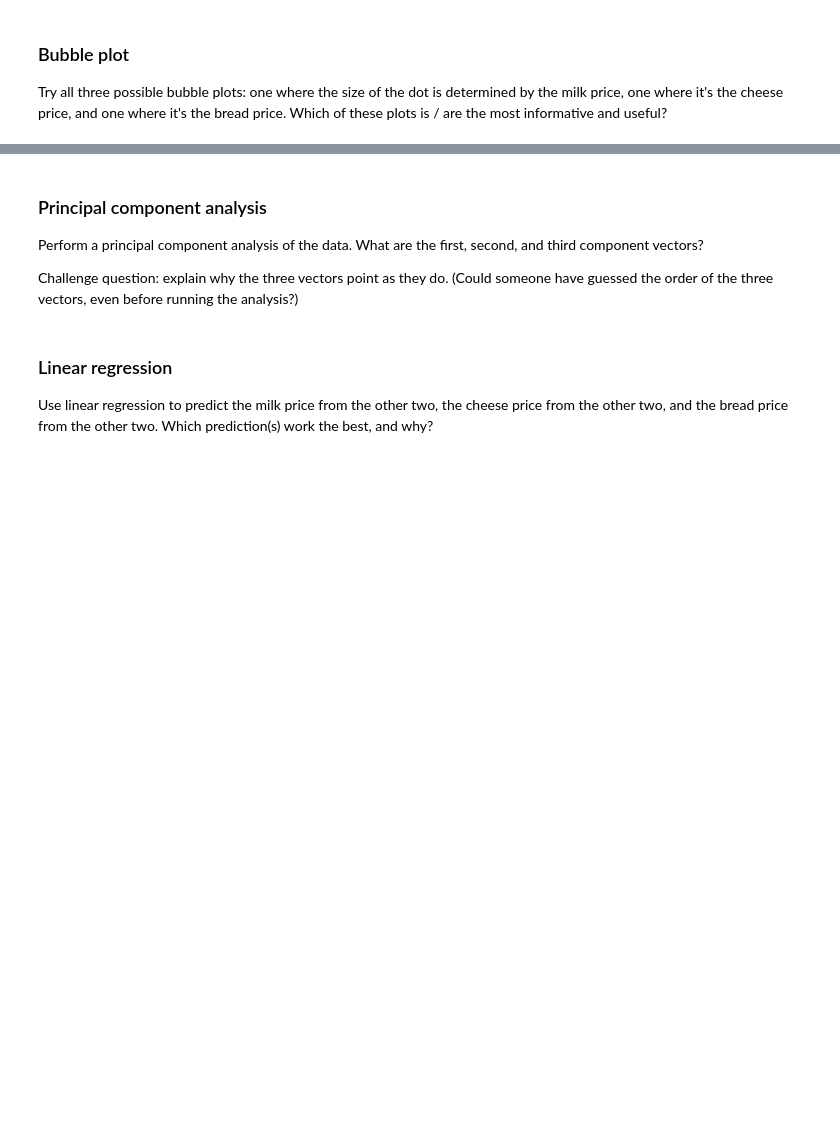
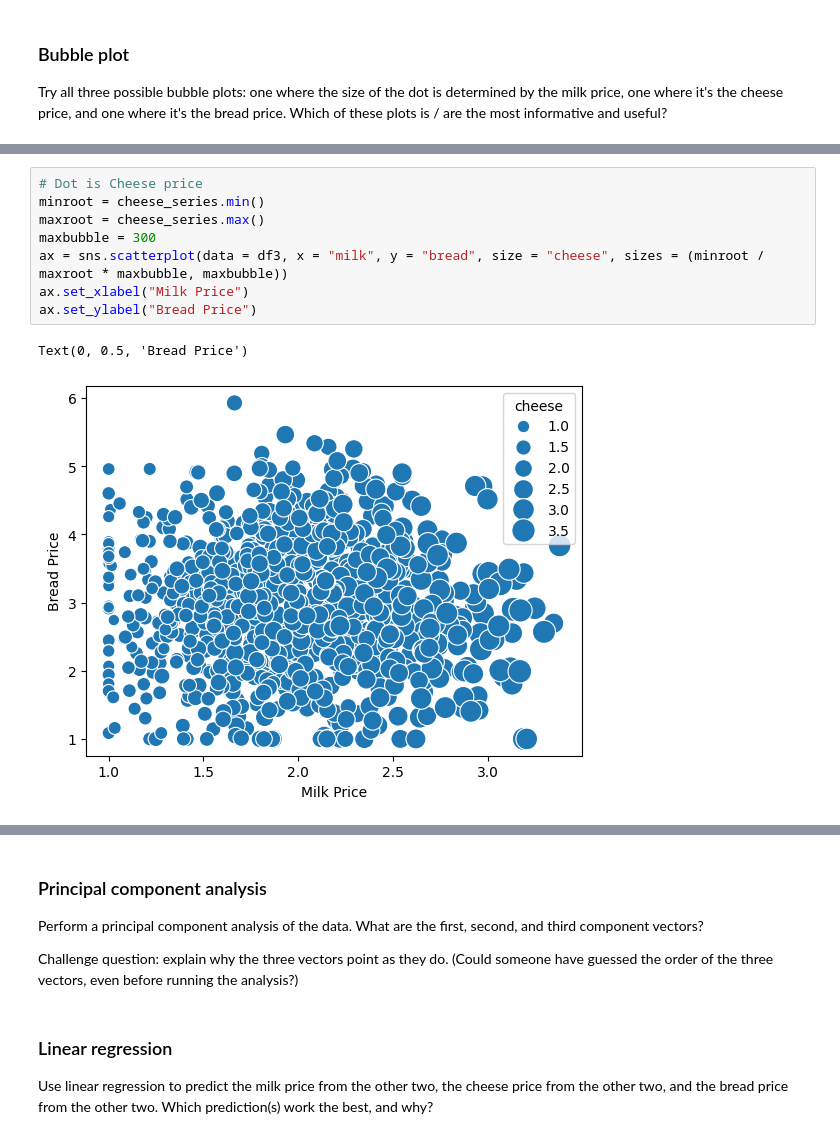
Before and after one commit to calebhadley1/Module-B-semester-2, a Jupyter notebook: OMDS-ModB2-Week8-Hadley-Caleb.ipynb, the cells around one changed output, grey strips where cells are left out. Cells and saved outputs as stored; diff of their text form; blank space fills up the shorter version.

```diff
--- a/OMDS-ModB2-Week8-Hadley-Caleb.ipynb
+++ b/OMDS-ModB2-Week8-Hadley-Caleb.ipynb
@@ -248,0 +292,11 @@ Try all three possible bubble plots: one where the size of the dot is determined
+# %%
+# Dot is Cheese price
+minroot = cheese_series.min()
+maxroot = cheese_series.max()
+maxbubble = 300
+ax = sns.scatterplot(data = df3, x = "milk", y = "bread", size = "cheese", sizes = (minroot / maxroot * maxbubble, maxbubble))
+ax.set_xlabel("Milk Price")
+ax.set_ylabel("Bread Price")
+# %% [output]
+Text(0, 0.5, 'Bread Price')
+[figure, added]
```
Also changed, not shown: parts of 6 cells of this notebook.
